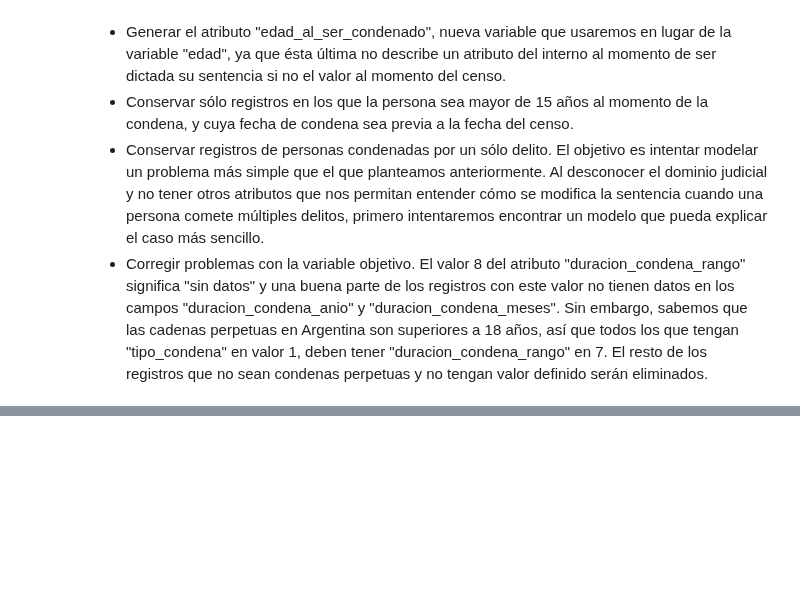
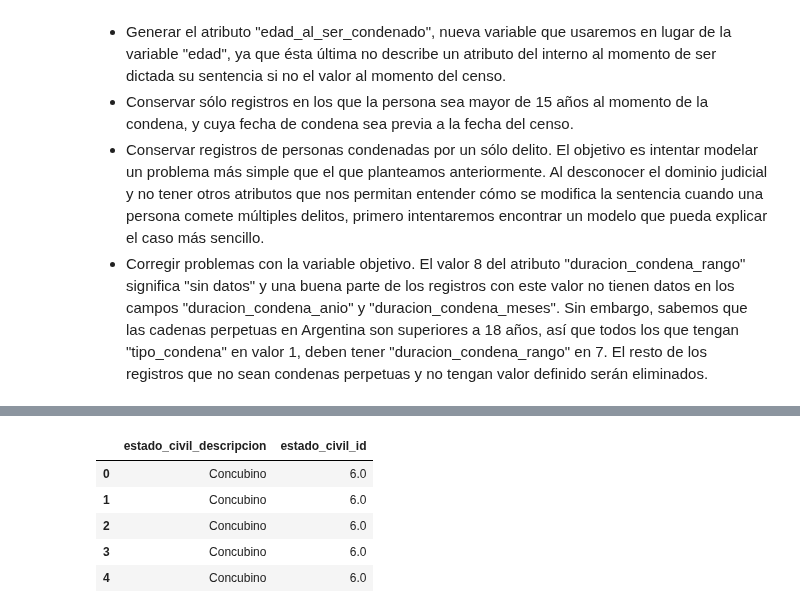
Before and after one commit to nahuelalmeira/poblacionPenal, a Jupyter notebook: AprendizajeSupervisado/1_Curacion_Dataset.ipynb, the cells around one changed output, grey strips where cells are left out. Cells and saved outputs as stored; diff of their text form; code cells hidden in the pictures; blank space fills up the shorter version.

```diff
--- a/AprendizajeSupervisado/1_Curacion_Dataset.ipynb
+++ b/AprendizajeSupervisado/1_Curacion_Dataset.ipynb
@@ -164,0 +186,9 @@ data["duracion_condena_rango"].value_counts()
+# %%
+data_raw[['estado_civil_descripcion', 'estado_civil_id']].head()
+# %% [output]
+|  | estado_civil_descripcion | estado_civil_id |
+| 0 | Concubino | 6.0 |
+| 1 | Concubino | 6.0 |
+| 2 | Concubino | 6.0 |
+| 3 | Concubino | 6.0 |
+| 4 | Concubino | 6.0 |
```
Also changed, not shown: parts of 8 cells of this notebook, 2 other files.
